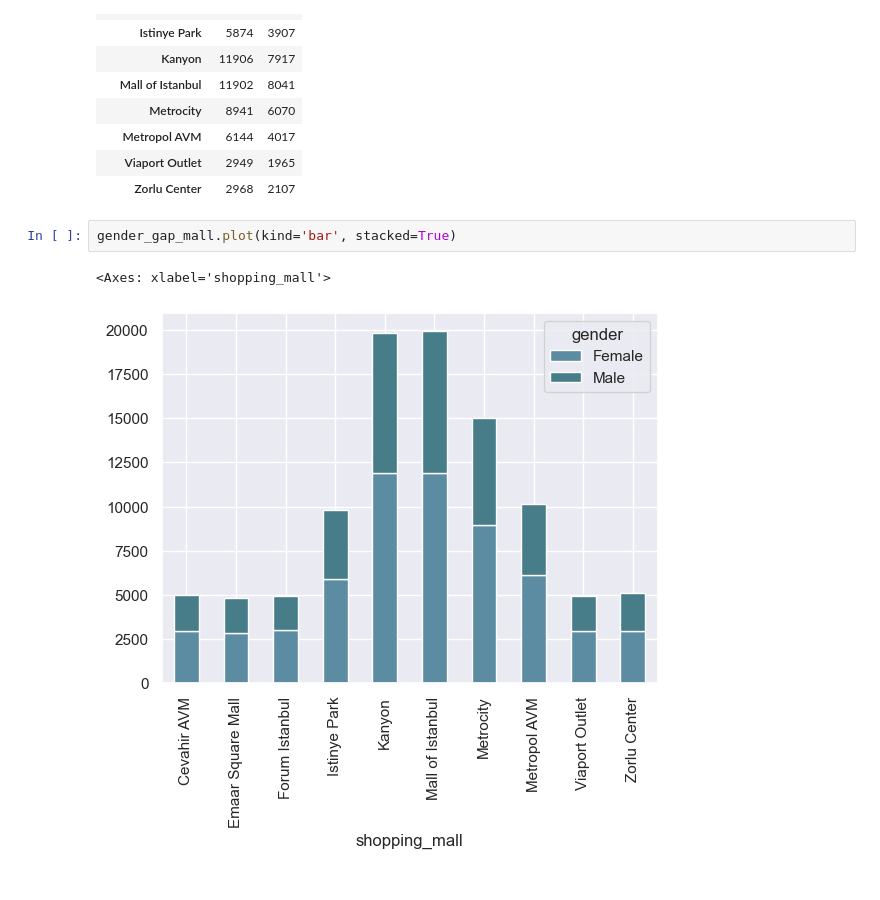
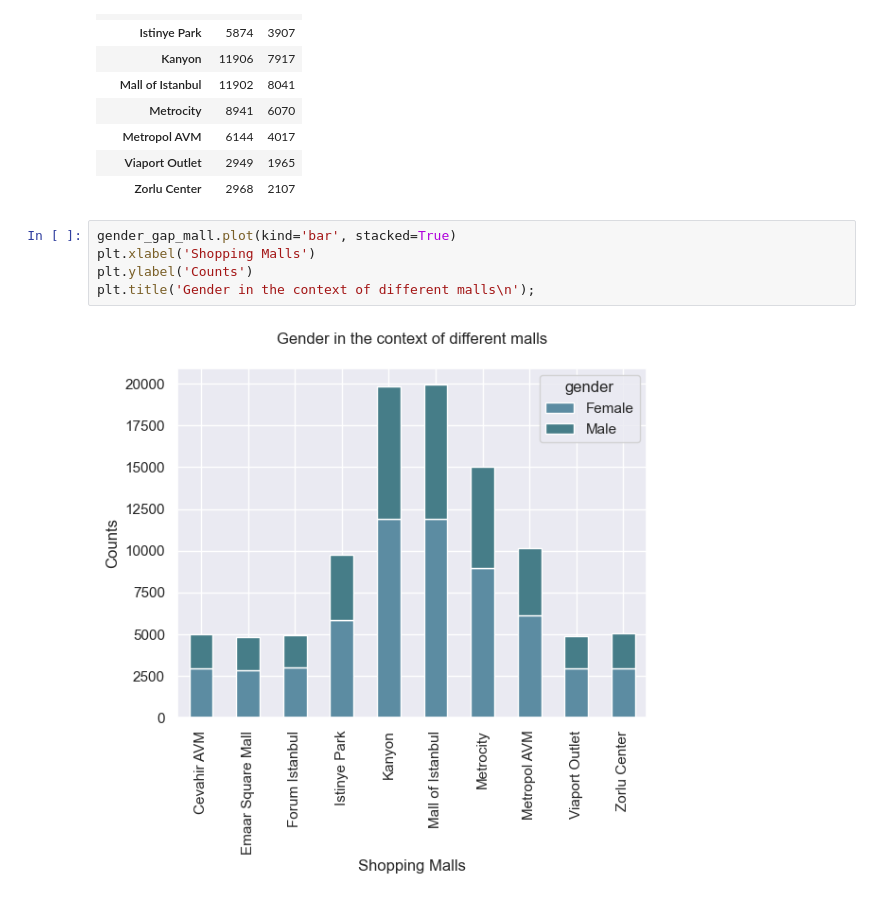
Before and after one commit to Scorpgodwest/customer-analysis, a Jupyter notebook: customer_analysis.ipynb, the cells around one changed output. Cells and saved outputs as stored; diff of their text form.

```diff
--- a/customer_analysis.ipynb
+++ b/customer_analysis.ipynb
@@ -195,6 +196,8 @@ gender_gap_mall
 | Zorlu Center | 2968 | 2107 |
 # %%
 gender_gap_mall.plot(kind='bar', stacked=True)
+plt.xlabel('Shopping Malls')
+plt.ylabel('Counts')
+plt.title('Gender in the context of different malls\n');
 # %% [output]
-<Axes: xlabel='shopping_mall'>
-[figure, old version]
+[figure, new version]
```
Also changed, not shown: parts of 4 cells of this notebook.
